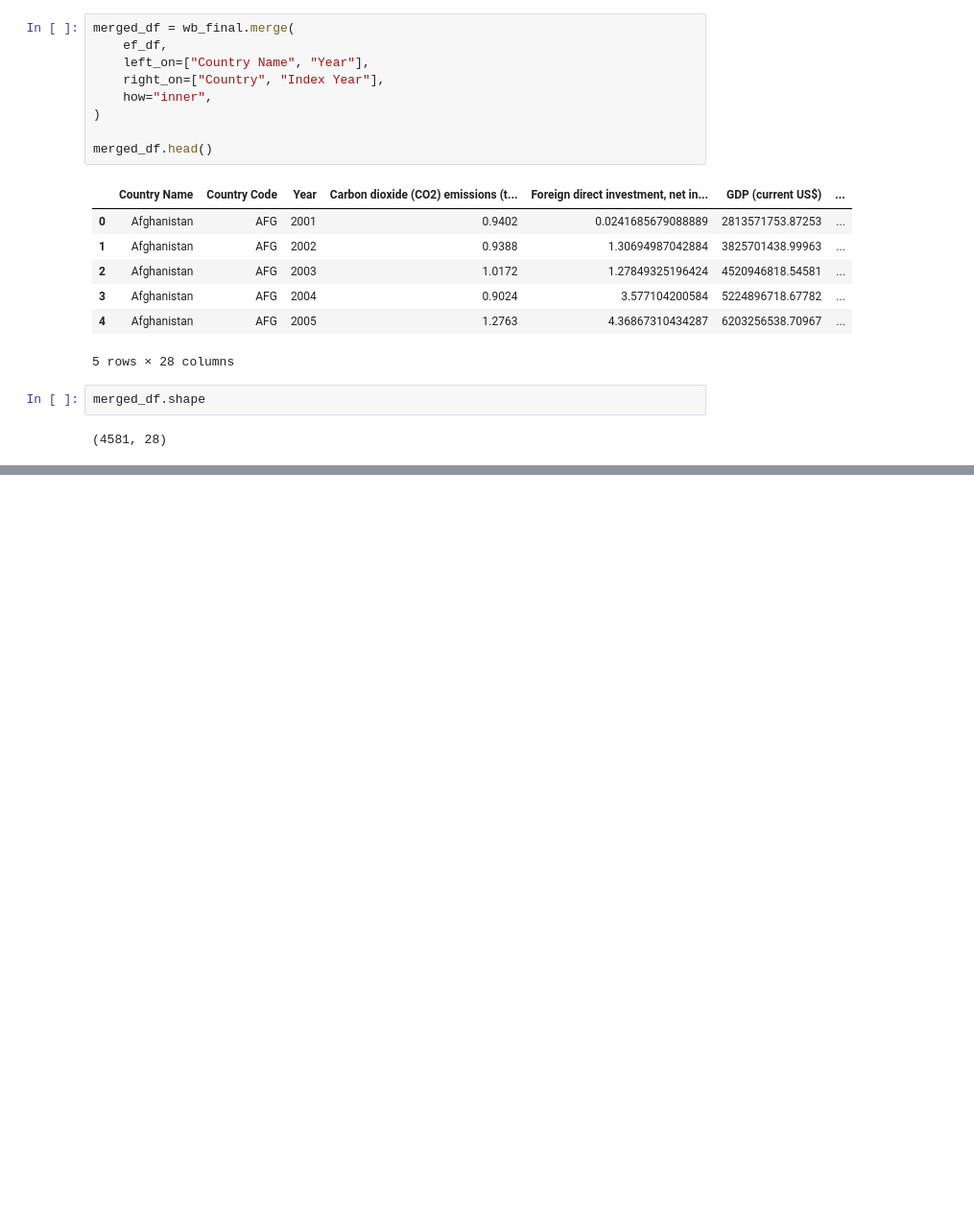
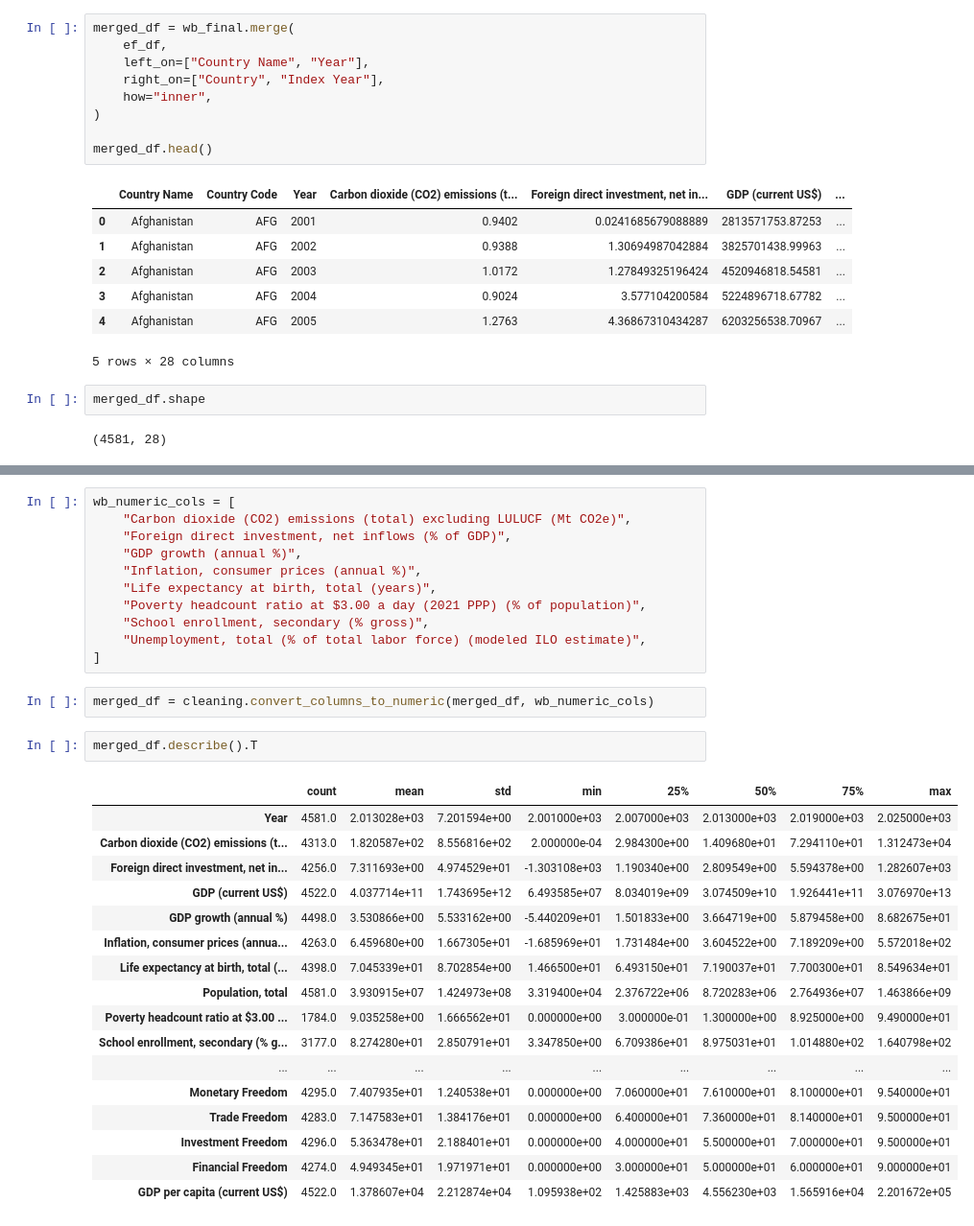
Before and after one commit to ValentimPiazera/wb-economic-freedom, a Jupyter notebook: notebooks/I-cleaning.ipynb, the cells around one changed output, grey strips where cells are left out. Shown at 96% size. Drawn from its saved outputs; the diff is of its cells as text; blank space fills up the shorter version.

Commit message:
feat: Cleaning part 6 initial progress
- Added a GDP per capita column
- All columns numeric casting
- Initial NANs and outliers investigation

```diff
--- a/notebooks/I-cleaning.ipynb
+++ b/notebooks/I-cleaning.ipynb
@@ -504,0 +599,33 @@ merged_df.head()
+# %%
+wb_numeric_cols = [
+    "Carbon dioxide (CO2) emissions (total) excluding LULUCF (Mt CO2e)",
+    "Foreign direct investment, net inflows (% of GDP)",
+    "GDP growth (annual %)",
+    "Inflation, consumer prices (annual %)",
+    "Life expectancy at birth, total (years)",
+    "Poverty headcount ratio at $3.00 a day (2021 PPP) (% of population)",
+    "School enrollment, secondary (% gross)",
+    "Unemployment, total (% of total labor force) (modeled ILO estimate)",
+]
+# %%
+merged_df = cleaning.convert_columns_to_numeric(merged_df, wb_numeric_cols)
+# %%
+merged_df.describe().T
+# %% [output]
+|  | count | mean | std | min | 25% | 50% | 75% | max |
+| Year | 4581.0 | 2.013028e+03 | 7.201594e+00 | 2.001000e+03 | 2.007000e+03 | 2.013000e+03 | 2.019000e+03 | 2.025000e+03 |
+| Carbon dioxide (CO2) emissions (t... | 4313.0 | 1.820587e+02 | 8.556816e+02 | 2.000000e-04 | 2.984300e+00 | 1.409680e+01 | 7.294110e+01 | 1.312473e+04 |
+| Foreign direct investment, net in... | 4256.0 | 7.311693e+00 | 4.974529e+01 | -1.303108e+03 | 1.190340e+00 | 2.809549e+00 | 5.594378e+00 | 1.282607e+03 |
+| GDP (current US$) | 4522.0 | 4.037714e+11 | 1.743695e+12 | 6.493585e+07 | 8.034019e+09 | 3.074509e+10 | 1.926441e+11 | 3.076970e+13 |
+| GDP growth (annual %) | 4498.0 | 3.530866e+00 | 5.533162e+00 | -5.440209e+01 | 1.501833e+00 | 3.664719e+00 | 5.879458e+00 | 8.682675e+01 |
+| Inflation, consumer prices (annua... | 4263.0 | 6.459680e+00 | 1.667305e+01 | -1.685969e+01 | 1.731484e+00 | 3.604522e+00 | 7.189209e+00 | 5.572018e+02 |
+| Life expectancy at birth, total (... | 4398.0 | 7.045339e+01 | 8.702854e+00 | 1.466500e+01 | 6.493150e+01 | 7.190037e+01 | 7.700300e+01 | 8.549634e+01 |
+| Population, total | 4581.0 | 3.930915e+07 | 1.424973e+08 | 3.319400e+04 | 2.376722e+06 | 8.720283e+06 | 2.764936e+07 | 1.463866e+09 |
+| Poverty headcount ratio at $3.00 ... | 1784.0 | 9.035258e+00 | 1.666562e+01 | 0.000000e+00 | 3.000000e-01 | 1.300000e+00 | 8.925000e+00 | 9.490000e+01 |
+| School enrollment, secondary (% g... | 3177.0 | 8.274280e+01 | 2.850791e+01 | 3.347850e+00 | 6.709386e+01 | 8.975031e+01 | 1.014880e+02 | 1.640798e+02 |
+| ... | ... | ... | ... | ... | ... | ... | ... | ... |
+| Monetary Freedom | 4295.0 | 7.407935e+01 | 1.240538e+01 | 0.000000e+00 | 7.060000e+01 | 7.610000e+01 | 8.100000e+01 | 9.540000e+01 |
+| Trade Freedom | 4283.0 | 7.147583e+01 | 1.384176e+01 | 0.000000e+00 | 6.400000e+01 | 7.360000e+01 | 8.140000e+01 | 9.500000e+01 |
+| Investment Freedom | 4296.0 | 5.363478e+01 | 2.188401e+01 | 0.000000e+00 | 4.000000e+01 | 5.500000e+01 | 7.000000e+01 | 9.500000e+01 |
+| Financial Freedom | 4274.0 | 4.949345e+01 | 1.971971e+01 | 0.000000e+00 | 3.000000e+01 | 5.000000e+01 | 6.000000e+01 | 9.000000e+01 |
+| GDP per capita (current US$) | 4522.0 | 1.378607e+04 | 2.212874e+04 | 1.095938e+02 | 1.425883e+03 | 4.556230e+03 | 1.565916e+04 | 2.201672e+05 |
```
Also changed, not shown: parts of 34 cells of this notebook, 1 other file.
